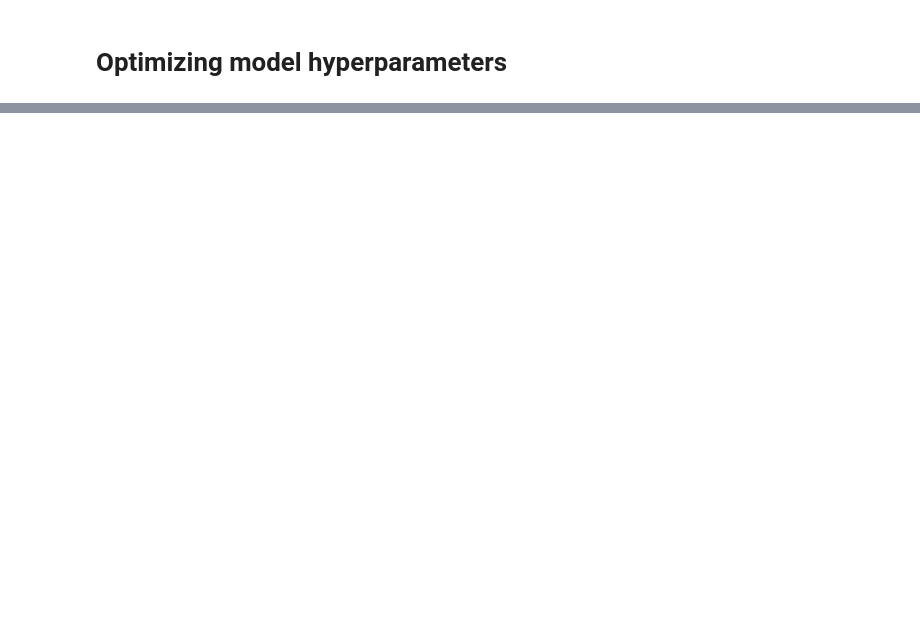
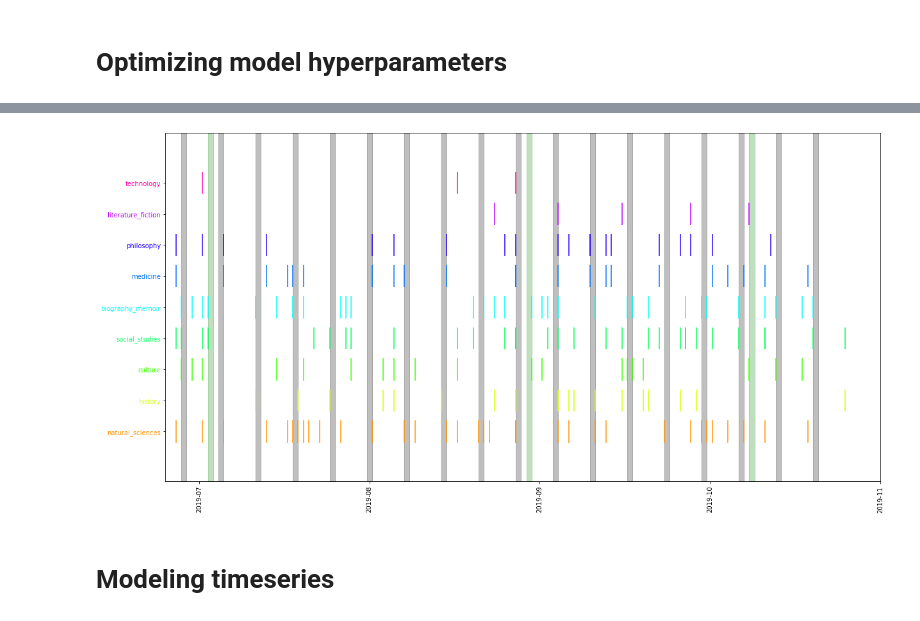
Before and after one commit to craig0a/utilities, a Jupyter notebook: Plotting_demos.ipynb, the cells around one changed output, grey strips where cells are left out. Saved outputs shown, nothing was run; the diff lists cells and outputs as text; code cells hidden in the pictures; blank space fills up the shorter version.

Commit message:
Adding timeseries analysis functions

```diff
--- a/Plotting_demos.ipynb
+++ b/Plotting_demos.ipynb
@@ -355,0 +436,61 @@ AdaBoostClassifier(algorithm='SAMME.R',
+# %%
+saturdays = [ d for d in pd.date_range(data['Date Added'].min(), data['Date Added'].max())
+             if d.weekday_name == 'Saturday']
+sundays = [d+pd.Timedelta('1 days') for d in saturdays]
+weekends = pd.DataFrame(zip(saturdays, sundays), columns = ['start', 'end'])
+# %%
+from pandas.tseries.holiday import USFederalHolidayCalendar as calendar
+
+cal = calendar()
+holidays = [d for d in cal.holidays(start=data['Date Added'].min(), end= data['Date Added'].max())]
+# %%
+nrows = 1
+ncols =1
+fig, ax = plt.subplots(nrows = nrows,ncols = ncols, figsize = (20*ncols,10*nrows))
+ax = [ax]
+iax = 0
+
+n_months = np.ceil((data['Date Added'].max() - data['Date Added'].min())/np.timedelta64(1, 'M'))
+x_ticks = np.linspace(0,1, n_months)
+
+e = labels.set_index((data['Date Added']-time_origin)/time_period)
+n_categories = len(e.columns)
+offsets = np.linspace(0,1,n_categories)
+lengths = 1.0/n_categories - (1.0/n_categories)/5
+colors = plt.cm.hsv(np.linspace(0.1,0.9,n_categories))
+
+for r, c in enumerate(e.columns):
+    occurance_offsets = e.loc[e[c] == 1].index
+    ax[iax].eventplot(list(e.loc[e[c] == 1].index), label = c,
+                      color = colors[r], linelengths = lengths, lineoffsets = offsets[r])
+ax[iax].set_ylim([-0.2,1.2])
+ax[iax].set_yticks(offsets)
+ax[iax].set_yticklabels(e.columns)
+for ic in range(len(e.columns)):
+    ax[iax].get_yticklabels()[ic].set_color(colors[ic])
+
+x_ticks_labels = [(xt*time_period + time_origin).date().strftime(format = '%Y-%m') for xt in x_ticks]
+ax[iax].set_xticks(x_ticks)
+ax[iax].set_xticklabels(x_ticks_labels, rotation = 90);
+
+
+for index, row in weekends.iterrows():
+    start = (row['start']-time_origin)/time_period
+    end = (row['end']-time_origin)/time_period
+    ax[iax].fill_betweenx(y = ax[iax].get_ylim(),
+                    x1 = start, x2 = end,
+                   color = 'k', alpha = 0.25)
+
+for holiday in holidays:
+    start = (holiday-time_origin)/time_period
+    end = (holiday + pd.Timedelta('1 days')-time_origin)/time_period
+    ax[iax].fill_betweenx(y = ax[iax].get_ylim(),
+                    x1 = start, x2 = end,
+                   color = 'g', alpha = 0.25)
+
+ax[iax].set_xlim([0.8, 1])
+plt.show()
+# %% [output]
+[figure, added]
+# %% [markdown]
+# Modeling timeseries
```
Also changed, not shown: parts of 17 cells of this notebook, 1 other file.
